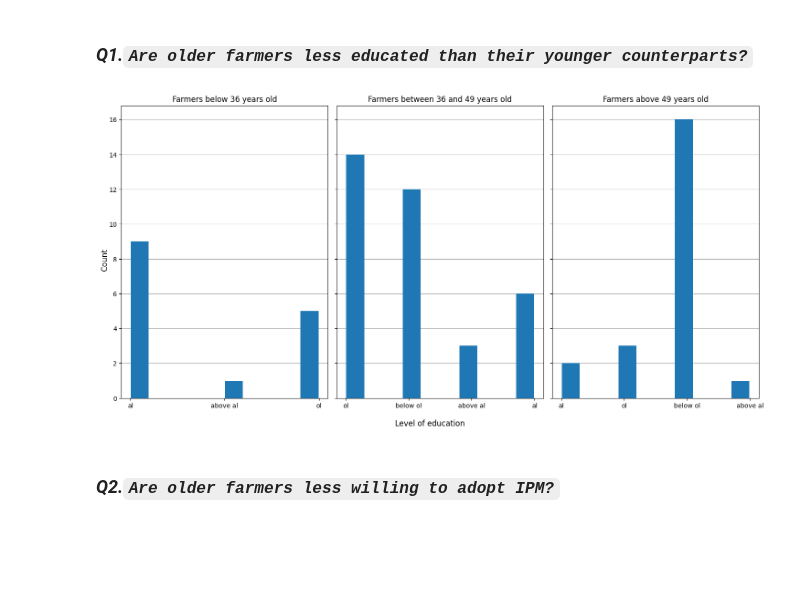
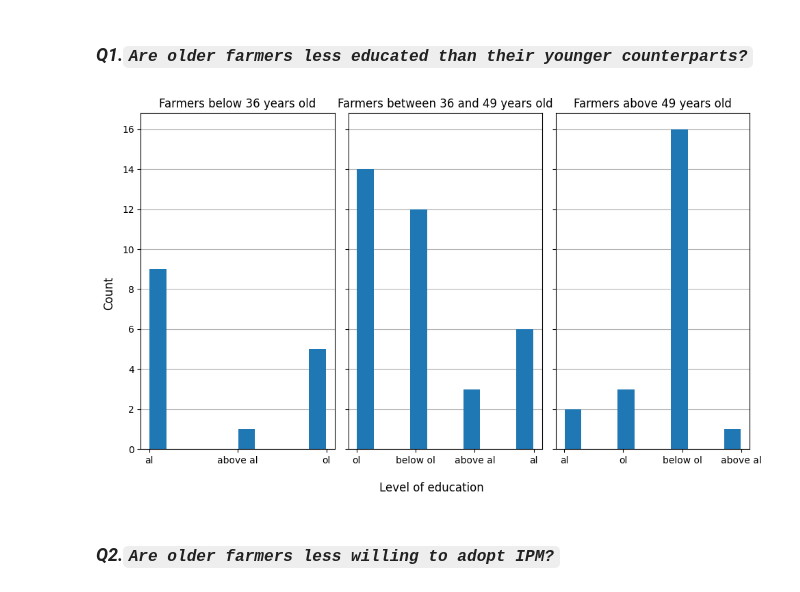
Before and after one commit to anoban/Survey-analysis, a Jupyter notebook: Survey.ipynb, the cells around one changed output. Drawn from its saved outputs; the diff is of its cells as text; code cells hidden in the pictures; blank space fills up the shorter version.

```diff
--- a/Survey.ipynb
+++ b/Survey.ipynb
@@ -9,7 +9,7 @@ import os
 import gc
 from collections import Counter
 # %%
-survey = pd.read_excel(r"C:/Users/Anoban/Documents/Survey-analysis/survey_DB.xlsx", sheet_name = "survey")
+survey = pd.read_excel(r"D:/Survey-analysis/survey_DB.xlsx", sheet_name = "survey")
 # survey = pd.read_excel(r"./survey_whoopsies.xlsx")
 # %% [markdown]
 ### ***Inferential & correlational visualizations***
@@ -70,21 +68,21 @@ below_50 = temp.loc[temp.age.isin(range(36, 50)), :]
 above_50 = temp.loc[temp.age.isin(range(50, 100)), :]
 # %%
 fig, (axes_0, axes_1, axes_2) = plt.subplots(nrows = 1, ncols = 3, sharey = True)
-fig.set_size_inches(15, 7.5)
+fig.set_size_inches(10, 6)
 fig.supxlabel("Level of education")
 fig.supylabel("Count")
 
 categories = ["Farmers below 36 years old", "Farmers between 36 and 49 years old", "Farmers above 49 years old"]
 for table, axes, category in zip([below_36, below_50, above_50], [axes_0, axes_1, axes_2], categories):
     axes.hist(table.education, rwidth = 0.95)
     axes.set_title(category)
     axes.grid(axis = "y")
     axes.set_axisbelow(True)
 
 plt.tight_layout()
 plt.show()
 # %% [output]
-[figure, old version]
+[figure, new version]
 # %% [markdown]
 ### ***Q2.`Are older farmers less willing to adopt IPM?`***
 # %%
```
Also changed, not shown: parts of 55 cells of this notebook.
